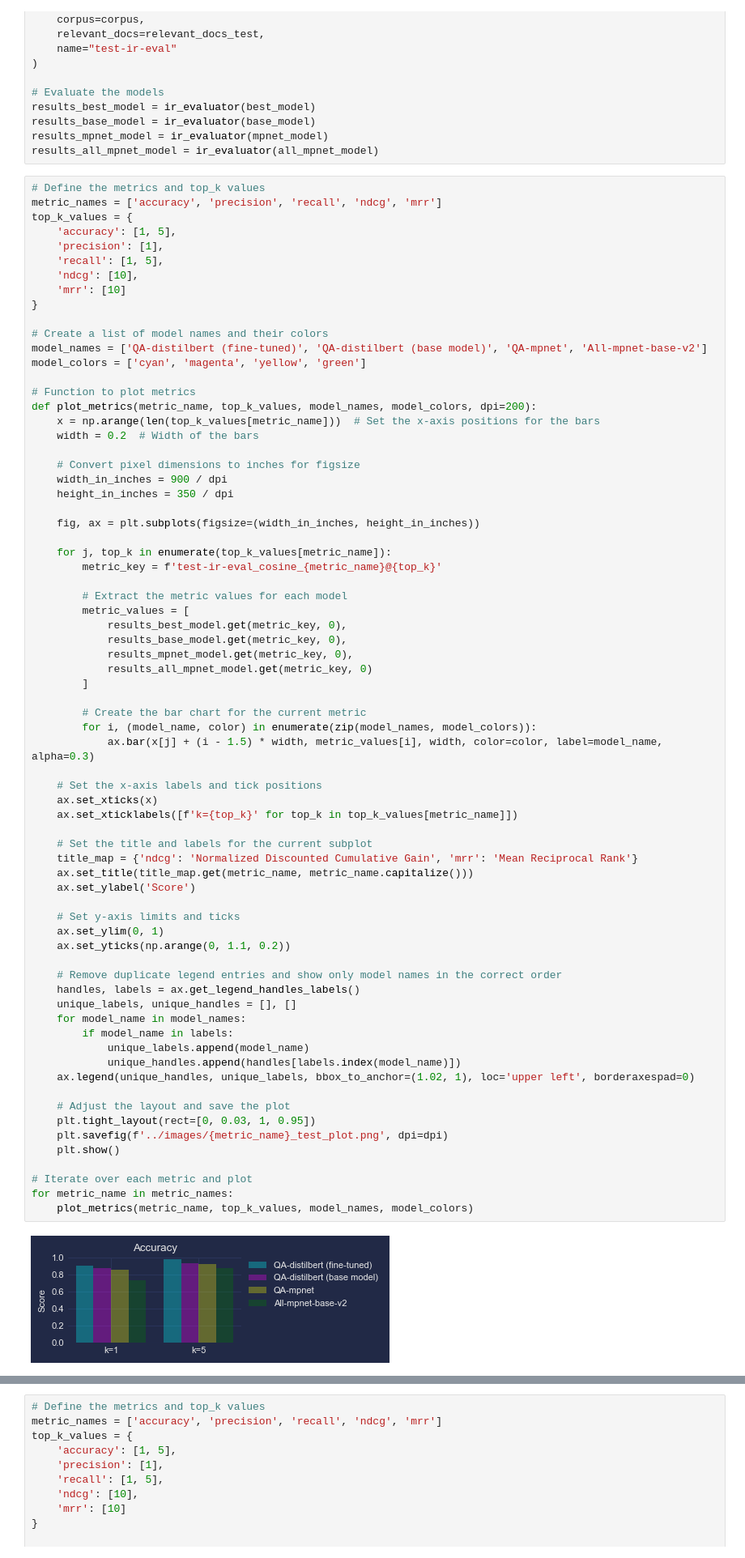
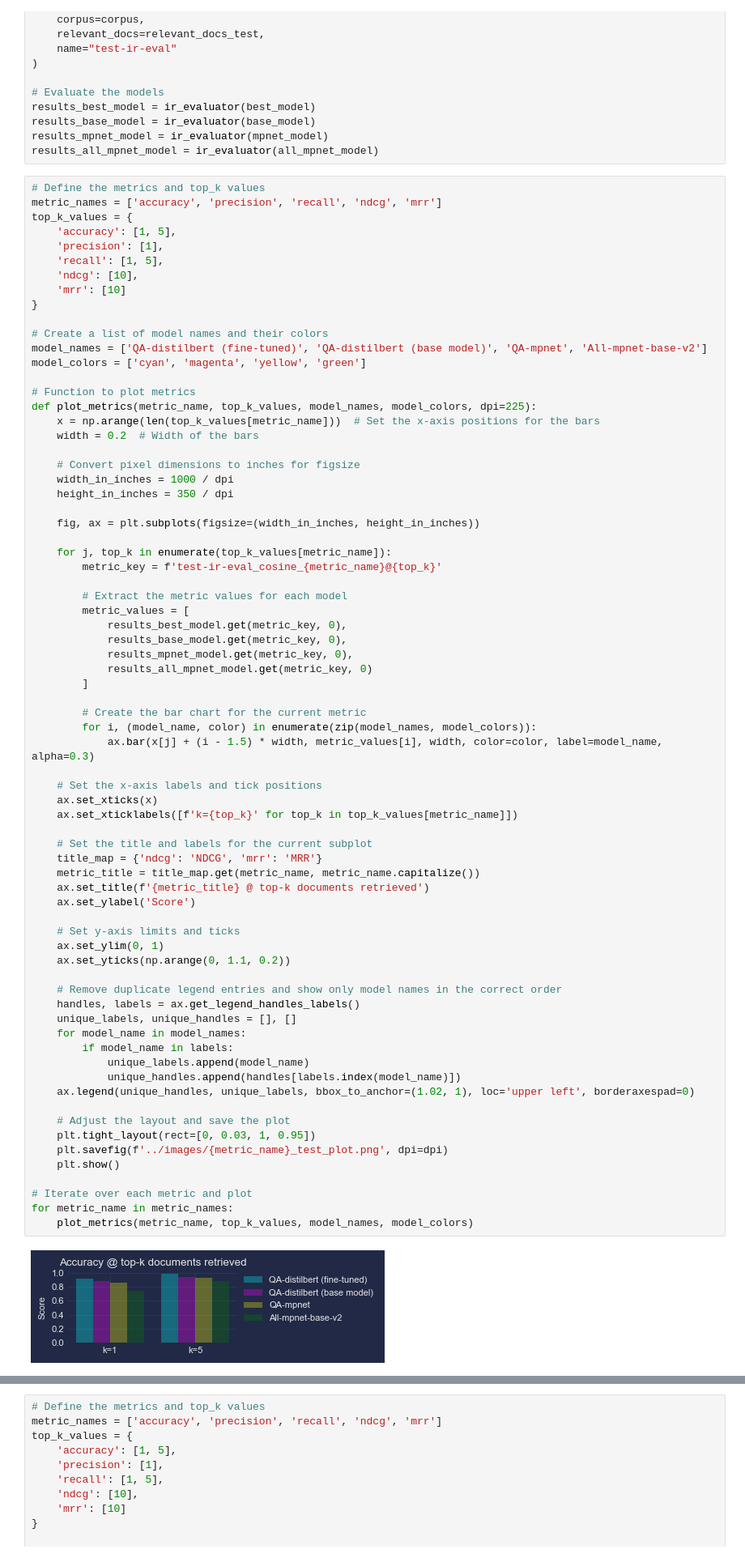
Before and after one commit to dennisvdang/QA-Retrieval-System, a Jupyter notebook: notebooks/qa_system.ipynb, the cells around one changed output, grey strips where cells are left out. Shown at 81% size. Cells and saved outputs as stored; diff of their text form.

Commit message:
Update images

```diff
--- a/notebooks/qa_system.ipynb
+++ b/notebooks/qa_system.ipynb
@@ -983,12 +983,12 @@ model_names = ['QA-distilbert (fine-tuned)', 'QA-distilbert (base model)', 'QA-m
 model_colors = ['cyan', 'magenta', 'yellow', 'green']
 
 # Function to plot metrics
-def plot_metrics(metric_name, top_k_values, model_names, model_colors, dpi=200):
+def plot_metrics(metric_name, top_k_values, model_names, model_colors, dpi=225):
     x = np.arange(len(top_k_values[metric_name]))  # Set the x-axis positions for the bars
     width = 0.2  # Width of the bars
 
     # Convert pixel dimensions to inches for figsize
-    width_in_inches = 900 / dpi
+    width_in_inches = 1000 / dpi
     height_in_inches = 350 / dpi
 
     fig, ax = plt.subplots(figsize=(width_in_inches, height_in_inches))
@@ -1010,33 +1010,34 @@ def plot_metrics(metric_name, top_k_values, model_names, model_colors, dpi=200):
 
     # Set the x-axis labels and tick positions
     ax.set_xticks(x)
     ax.set_xticklabels([f'k={top_k}' for top_k in top_k_values[metric_name]])
 
     # Set the title and labels for the current subplot
-    title_map = {'ndcg': 'Normalized Discounted Cumulative Gain', 'mrr': 'Mean Reciprocal Rank'}
-    ax.set_title(title_map.get(metric_name, metric_name.capitalize()))
+    title_map = {'ndcg': 'NDCG', 'mrr': 'MRR'}
+    metric_title = title_map.get(metric_name, metric_name.capitalize())
+    ax.set_title(f'{metric_title} @ top-k documents retrieved')
     ax.set_ylabel('Score')
 
     # Set y-axis limits and ticks
     ax.set_ylim(0, 1)
     ax.set_yticks(np.arange(0, 1.1, 0.2))
 
     # Remove duplicate legend entries and show only model names in the correct order
     handles, labels = ax.get_legend_handles_labels()
     unique_labels, unique_handles = [], []
     for model_name in model_names:
         if model_name in labels:
             unique_labels.append(model_name)
             unique_handles.append(handles[labels.index(model_name)])
     ax.legend(unique_handles, unique_labels, bbox_to_anchor=(1.02, 1), loc='upper left', borderaxespad=0)
 
     # Adjust the layout and save the plot
     plt.tight_layout(rect=[0, 0.03, 1, 0.95])
     plt.savefig(f'../images/{metric_name}_test_plot.png', dpi=dpi)
     plt.show()
 
 # Iterate over each metric and plot
 for metric_name in metric_names:
     plot_metrics(metric_name, top_k_values, model_names, model_colors)
 # %% [output]
-[figure, old version]
+[figure, new version]
```
Also changed, not shown: parts of 1 cell of this notebook, 5 other files.
